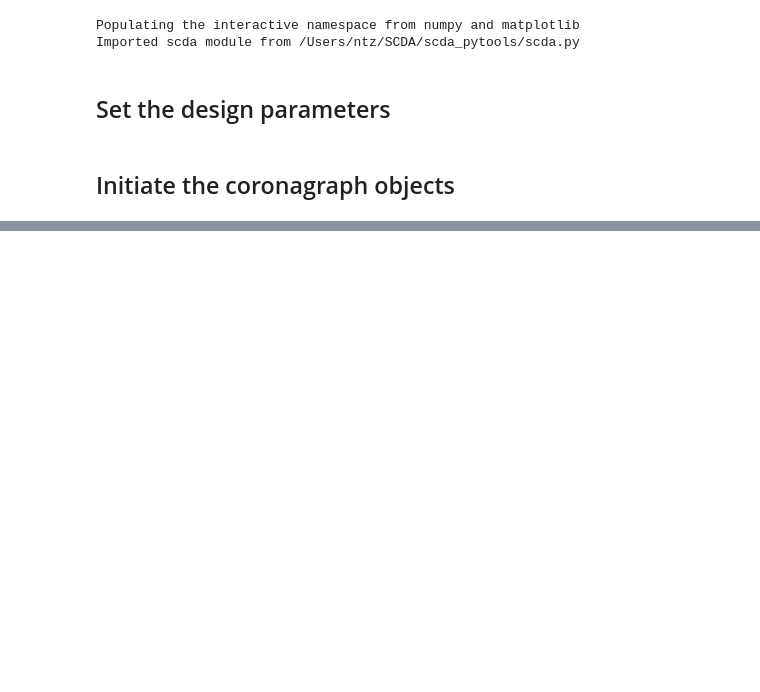
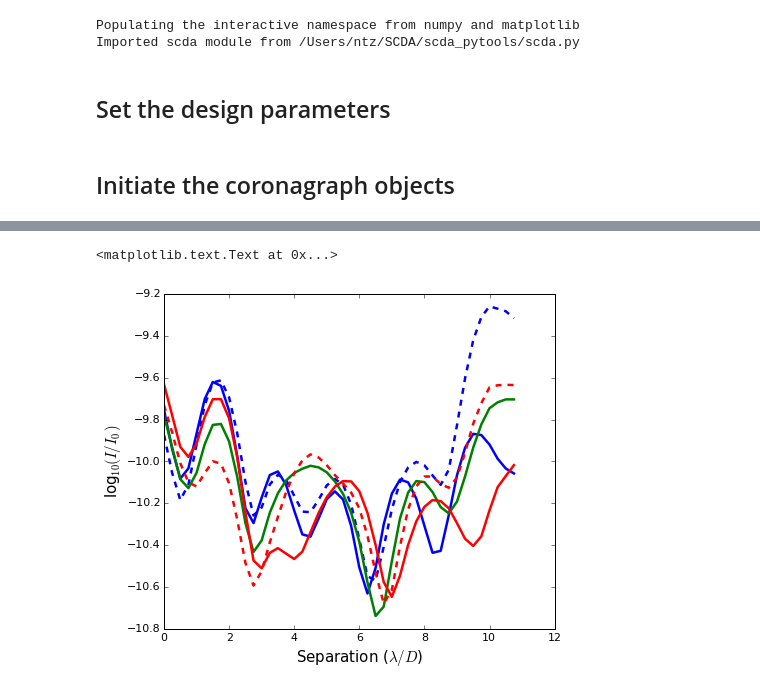
Before and after one commit to neilzim/SCDA, a Jupyter notebook: qpsplc_tests.ipynb, the cells around one changed output, grey strips where cells are left out. Drawn from its saved outputs; the diff is of its cells as text; code cells hidden in the pictures; blank space fills up the shorter version.

Commit message:
progress in design tests

```diff
--- a/qpsplc_tests.ipynb
+++ b/qpsplc_tests.ipynb
@@ -30,10 +30,13 @@ Imported scda module from /Users/ntz/SCDA/scda_pytools/scda.py
 # %%
 hex3_N125g2r = {'N': 125, 'prim':'hex3', 'centobs':True, 'secobs':'X', 'thick':'025', 'gap':2, 'edge':'round'}
 hex3_N250g1r = {'N': 250, 'prim':'hex3', 'centobs':True, 'secobs':'X', 'thick':'025', 'gap':1, 'edge':'round'}
-#fpm_params = {'R0': 4., 'R1': 10., 'openang':180, 'fpmres': 10}
 fpm_90deg_H = {'R0': 4., 'R1': 10., 'openang':90, 'orient':'H', 'fpmres': 10}
 fpm_90deg_V = {'R0': 4., 'R1': 10., 'openang':90, 'orient':'V', 'fpmres': 10}
-ls_N050 = {'N': 50, 'obscure':0, 'id':20, 'od':80}
+fpm_180deg_H = {'R0': 4., 'R1': 10., 'openang':180, 'fpmres': 10}
+
+ls_N050_od75 = {'N': 50, 'obscure':0, 'id':20, 'od':75}
+ls_N050_od80 = {'N': 50, 'obscure':0, 'id':20, 'od':80}
+
 image_params = {'c': 10., 'dR':-0.5, 'bw':0.10, 'Nlam':3}
 image_params_mono = {'c': 10., 'dR':-0.5, 'bw':0.00, 'Nlam':1}
 # %%
@@ -68,8 +85,15 @@ barhomconvtol = {'method': 'barhom', 'convtol':9.}
 # %% [markdown]
 ## Initiate the coronagraph objects
 # %%
-hex3_splc_N125g2r_H90 = scda.QuarterplaneSPLC(design=design_params_N125g2r_fpmH90, fileorg=fileorg, solver=barhomconvtol)
-hex3_splc_N250g1r_H90 = scda.QuarterplaneSPLC(design=design_params_N250g1r_fpmH90, fileorg=fileorg, solver=barhomconvtol)
+hex3_splc_N125g2r_H90_od80 = scda.QuarterplaneSPLC(design=design_params_N125g2r_fpmH90_LSod80, fileorg=fileorg, solver=dualsimp)
+
+hex3_splc_N250g1r_H90_od75 = scda.QuarterplaneSPLC(design=design_params_N250g1r_fpmH90_LSod75, fileorg=fileorg, solver=dualsimp)
+hex3_splc_N250g1r_H90_od80 = scda.QuarterplaneSPLC(design=design_params_N250g1r_fpmH90_LSod80, fileorg=fileorg, solver=dualsimp)
+
+hex3_splc_N125g2r_H180_od75 = scda.QuarterplaneSPLC(design=design_params_N125g2r_fpmH180_LSod75, fileorg=fileorg, solver=dualsimp)
+hex3_splc_N125g2r_H180_od80 = scda.QuarterplaneSPLC(design=design_params_N125g2r_fpmH180_LSod80, fileorg=fileorg, solver=dualsimp)
+hex3_splc_N250g1r_H180_od75 = scda.QuarterplaneSPLC(design=design_params_N250g1r_fpmH180_LSod75, fileorg=fileorg, solver=dualsimp)
+hex3_splc_N250g1r_H180_od80 = scda.QuarterplaneSPLC(design=design_params_N250g1r_fpmH180_LSod80, fileorg=fileorg, solver=dualsimp)
 
 #hex3_splc_N125_H90_pre0 = scda.QuarterplaneSPLC(design=design_params_N125_fpmH90, fileorg=fileorg, solver=barhompre0)
 #hex3_splc_N125_H90_pre1 = scda.QuarterplaneSPLC(design=design_params_N125_fpmH90, fileorg=fileorg, solver=barhom)
@@ -132,5 +133,5 @@ INFO:root:Wrote ./SPLC_quart_hex3X025cobs1gap1_N0250r_FPM40R100H090res10_LSann20
 # %%
-test_coron = hex3_splc_N125_H90_pre1_mono
+test_coron = hex3_splc_N250g1r_H90_od80
 #test_coron = hex3_splc_N125_H90_pre1
 # %%
 test_coron.get_metrics()
@@ -150,5 +159,5 @@ plt.title('Apodizer')
 # %%
-Nlam = 3
+Nlam = 5
 intens_polychrom, seps, radial_intens_polychrom, ang_mask = test_coron.get_onax_psf(Nlam=Nlam)
 # %%
 plt.imshow(ang_mask)
@@ -155,10 +167,15 @@ plt.imshow(ang_mask)
 # %%
 plt.figure(figsize=(7,6))
 plt.plot(seps,np.log10(radial_intens_polychrom[0]),'b')
+plt.plot(seps,np.log10(radial_intens_polychrom[Nlam/2-1]),'b--')
 plt.plot(seps,np.log10(radial_intens_polychrom[Nlam/2]),'g')
+plt.plot(seps,np.log10(radial_intens_polychrom[Nlam-2]),'r--')
 plt.plot(seps,np.log10(radial_intens_polychrom[Nlam-1]),'r')
 #plt.legend([r'$\lambda$ min',r'$\lambda$ cent','$\lambda$ max'],loc='upper left')
 plt.ylabel(r'log$_{10}(I/I_0)$',fontsize=15)
 plt.xlabel(r'Separation ($\lambda/D$)',fontsize=15)
+# %% [output]
+<matplotlib.text.Text at 0x...>
+[figure, added]
 # %%
 plt.figure(figsize=(10,8))
```
Also changed, not shown: parts of 12 cells of this notebook.
